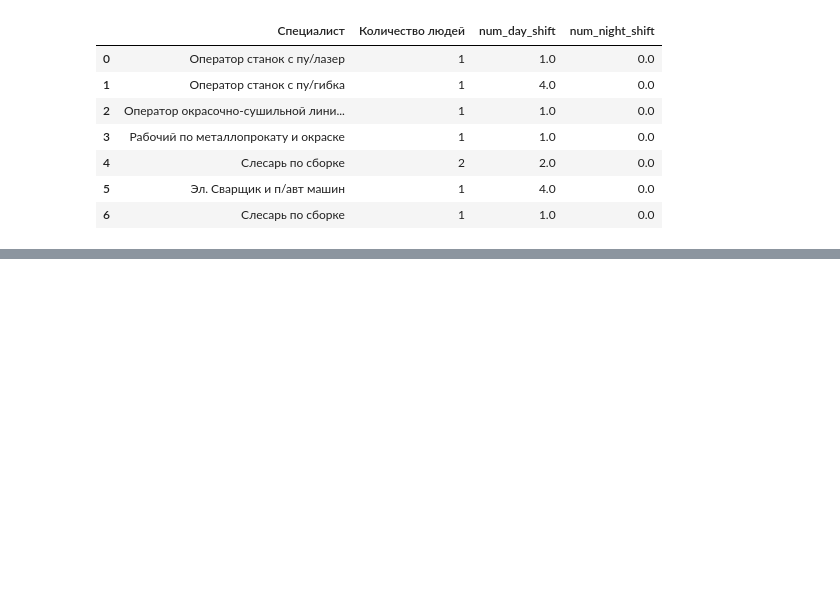
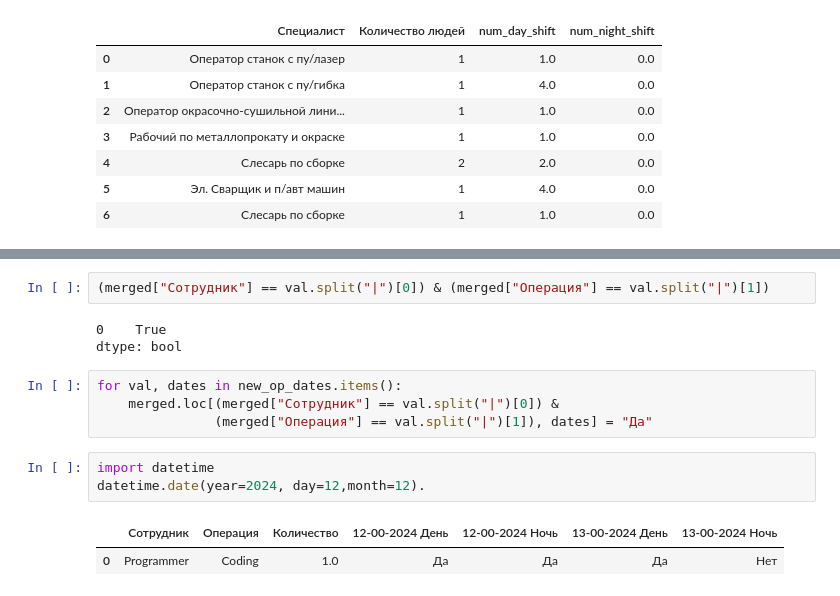
Before and after one commit to DmiMakarov/ResourceDistribution, a Jupyter notebook: notebooks/shift_distrib.ipynb, the cells around one changed output, grey strips where cells are left out. Cells and saved outputs as stored; diff of their text form; blank space fills up the shorter version.

```diff
--- a/notebooks/shift_distrib.ipynb
+++ b/notebooks/shift_distrib.ipynb
@@ -142,0 +193,15 @@ prepared_staff
+# %%
+(merged["Сотрудник"] == val.split("|")[0]) & (merged["Операция"] == val.split("|")[1])
+# %% [output]
+0    True
+dtype: bool
+# %%
+for val, dates in new_op_dates.items():
+    merged.loc[(merged["Сотрудник"] == val.split("|")[0]) &
+               (merged["Операция"] == val.split("|")[1]), dates] = "Да"
+# %%
+import datetime
+datetime.date(year=2024, day=12,month=12).
+# %% [output]
+|  | Сотрудник | Операция | Количество | 12-00-2024 День | 12-00-2024 Ночь | 13-00-2024 День | 13-00-2024 Ночь |
+| 0 | Programmer | Coding | 1.0 | Да | Да | Да | Нет |
```
Also changed, not shown: parts of 8 cells of this notebook, 4 other files.
